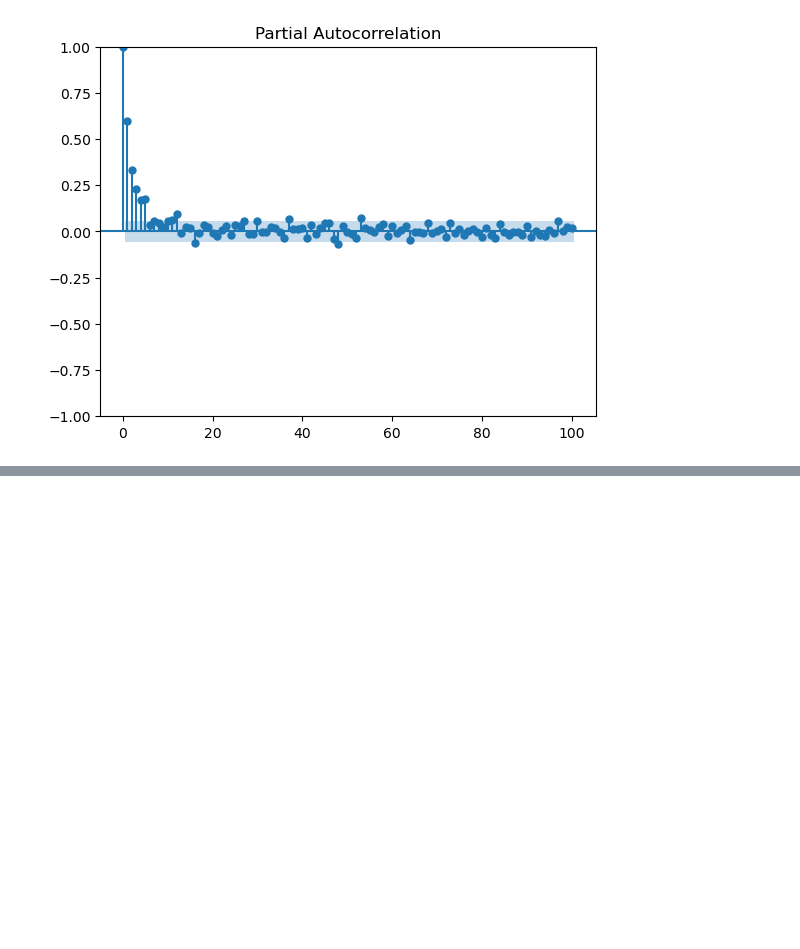
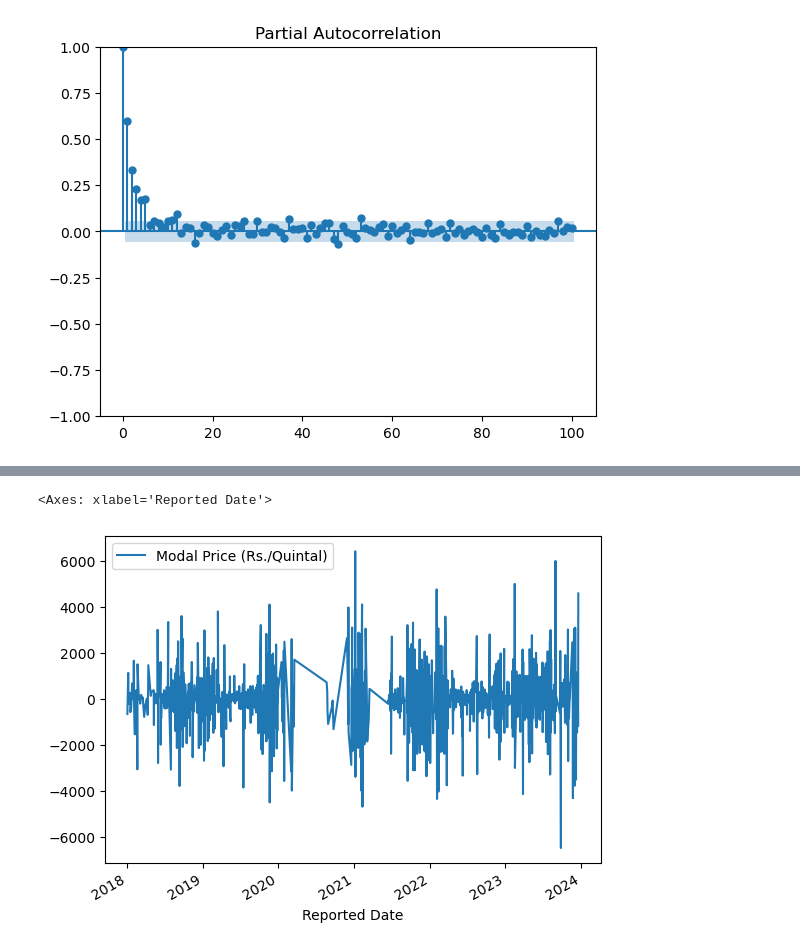
Before and after one commit to Abhinand-NTK/Agritech_Project, a Jupyter notebook: agritech_v2.ipynb, the cells around one changed output, grey strips where cells are left out. Drawn from its saved outputs; the diff is of its cells as text; code cells hidden in the pictures; blank space fills up the shorter version.

```diff
--- a/agritech_v2.ipynb
+++ b/agritech_v2.ipynb
@@ -487,4 +577,10 @@ look-up table. The actual p-value is greater than the p-value returned.
 from statsmodels.tsa.arima.model import ARIMA
 from sklearn.model_selection import TimeSeriesSplit
 from sklearn.metrics import mean_squared_error
+# %%
+ts_diff = pd.DataFrame(ts_diff)
+ts_diff.plot()
+# %% [output]
+<Axes: xlabel='Reported Date'>
+[figure, added]
 # %%
```
Also changed, not shown: parts of 15 cells of this notebook.
